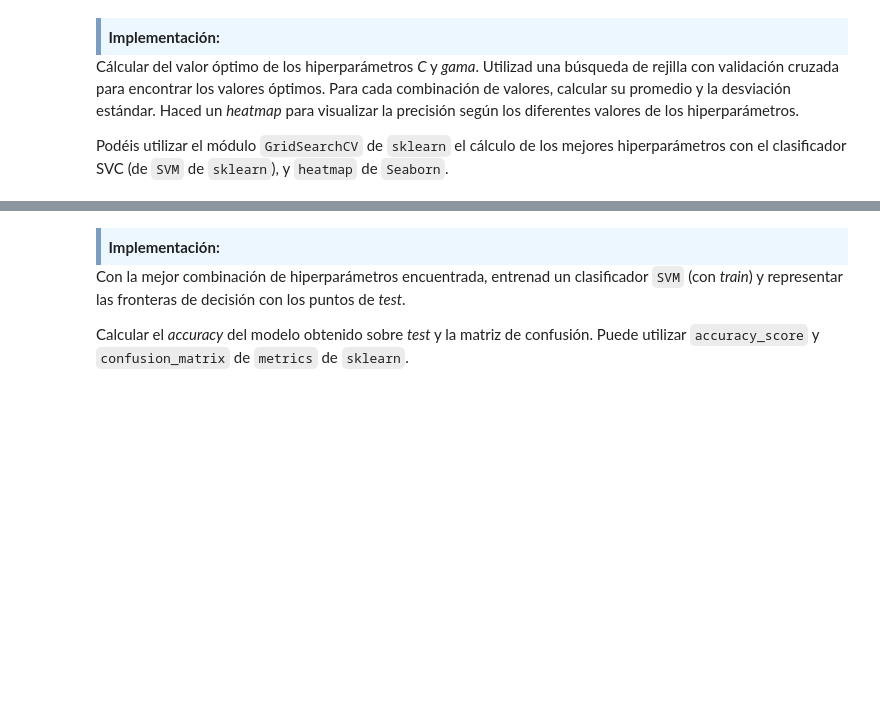
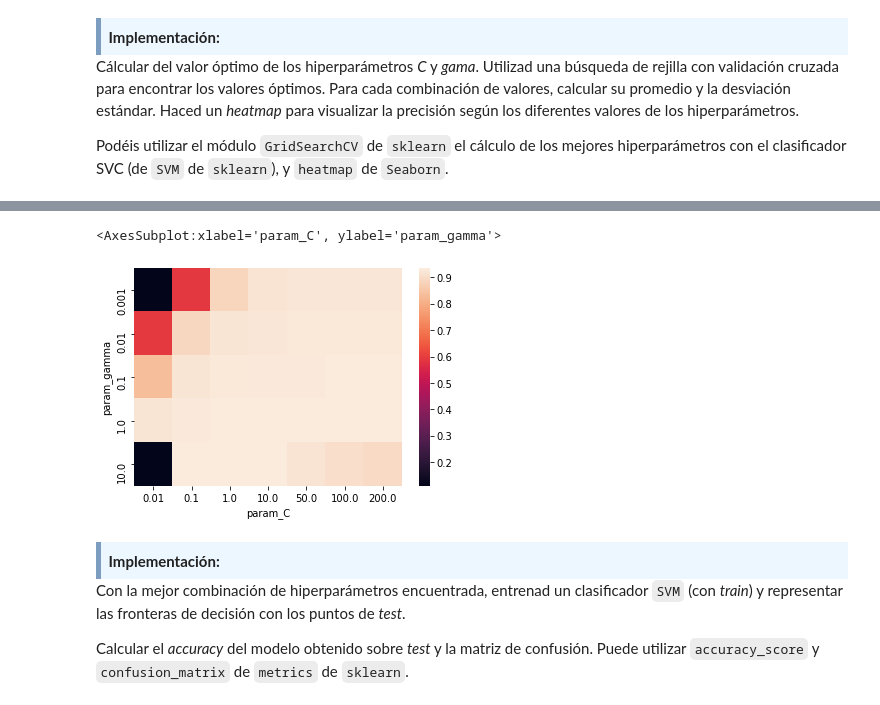
Before and after one commit to franjmelchor/MAMD_PEC3, a Jupyter notebook: code/20202_M2.855_PEC3_Enunciado.ipynb, the cells around one changed output, grey strips where cells are left out. Drawn from its saved outputs; the diff is of its cells as text; code cells hidden in the pictures; blank space fills up the shorter version.

```diff
--- a/code/20202_M2.855_PEC3_Enunciado.ipynb
+++ b/code/20202_M2.855_PEC3_Enunciado.ipynb
@@ -308,3 +402,16 @@ Al igual que en el caso anterior, para validar el rendimiento del algoritmo con
 Cálcular del valor óptimo de los hiperparámetros _C_ y _gama_. Utilizad una búsqueda de rejilla con validación cruzada para encontrar los valores óptimos. Para cada combinación de valores, calcular su promedio y la desviación estándar. Haced un _heatmap_ para visualizar la precisión según los diferentes valores de los hiperparámetros.
 
 Podéis utilizar el módulo `GridSearchCV` de `sklearn` el cálculo de los mejores hiperparámetros con el clasificador SVC (de `SVM` de `sklearn`), y `heatmap` de `Seaborn`.
+# %%
+grid_params = {'C': [0.01, 0.1, 1, 10, 50, 100, 200],
+              'gamma':[0.001, 0.01, 0.1, 1 , 10]}
+
+gs_SVM = GridSearchCV(
+            SVC(),
+            grid_params,
+            scoring='accuracy',
+            n_jobs=-1,
+            cv=4
+            )
+gs_SVM.fit(X_train_projection, y_train)
+gs_SVM.best_estimator_
@@ -311,3 +440,11 @@ Podéis utilizar el módulo `GridSearchCV` de `sklearn` el cálculo de los mejor
+# %%
+pvt = pd.pivot_table(pd.DataFrame(gs_SVM.cv_results_),
+    values='mean_test_score', index='param_gamma', columns='param_C')
+# %%
+sns.heatmap(pvt)
+# %% [output]
+<AxesSubplot:xlabel='param_C', ylabel='param_gamma'>
+[figure, added]
 # %% [markdown]
 <div style="background-color: #EDF7FF; border-color: #7C9DBF; border-left: 5px solid #7C9DBF; padding: 0.5em;">
 <strong>Implementación:</strong>
```
Also changed, not shown: parts of 39 cells of this notebook.
